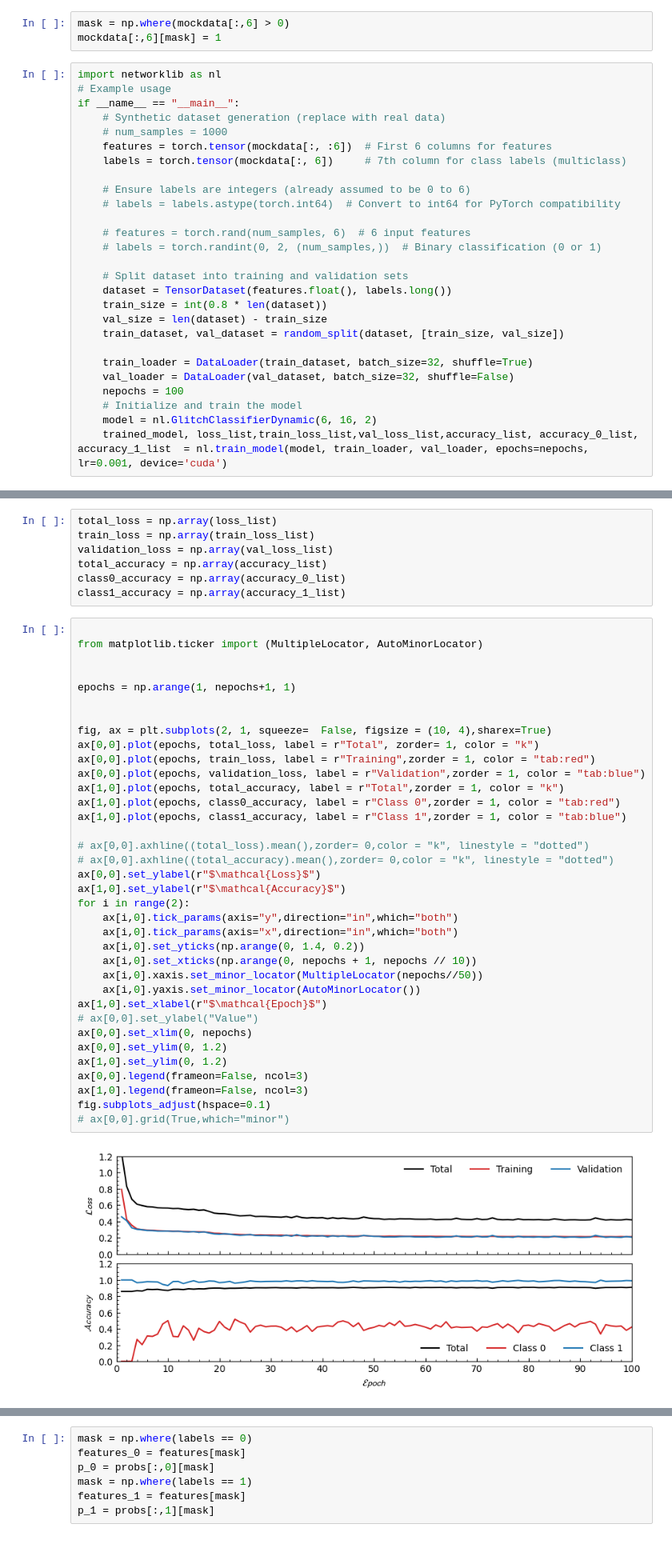
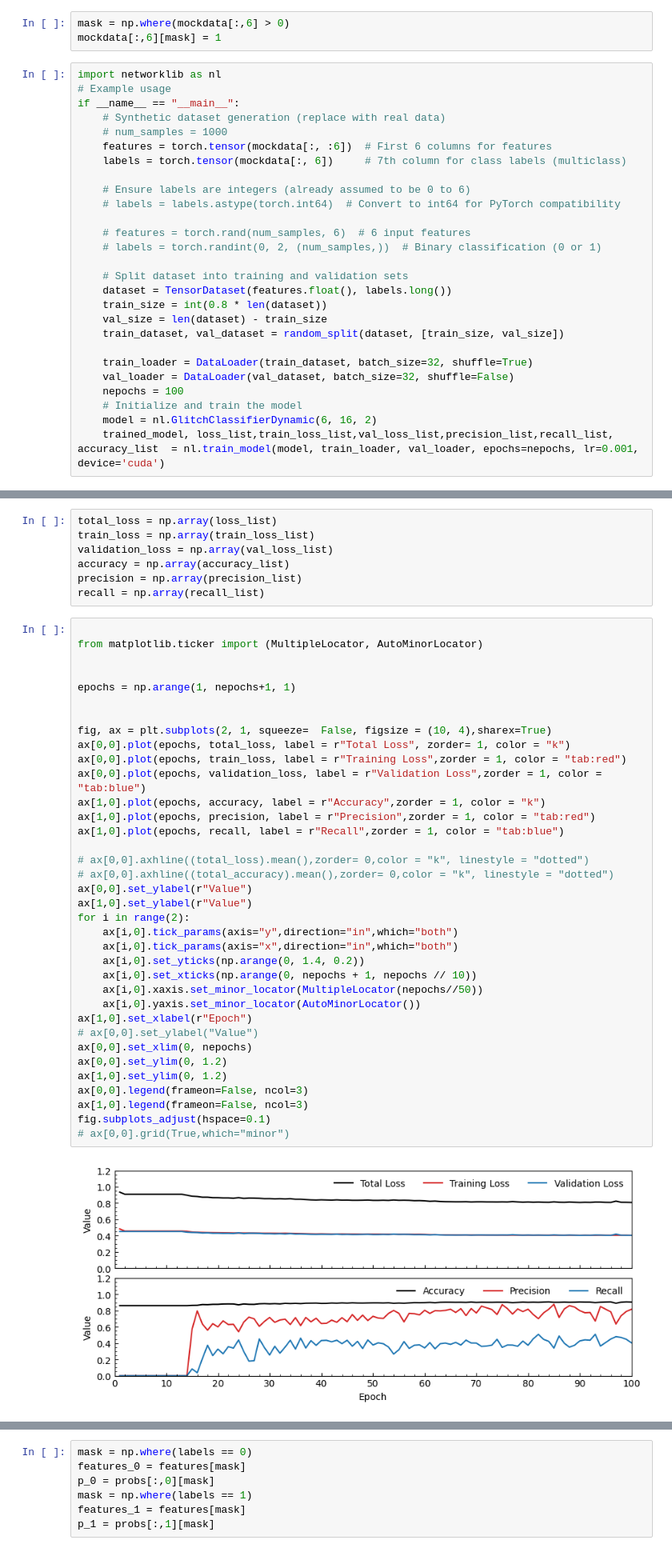
Before and after one commit to Lolle2001/ml-gw-project, a Jupyter notebook: main/neuralnetwork_binary_2.ipynb, the cells around one changed output, grey strips where cells are left out. Shown at 80% size. Cells and saved outputs as stored; diff of their text form.

```diff
--- a/main/neuralnetwork_binary_2.ipynb
+++ b/main/neuralnetwork_binary_2.ipynb
@@ -38,5 +38,5 @@ if __name__ == "__main__":
     nepochs = 100
     # Initialize and train the model
     model = nl.GlitchClassifierDynamic(6, 16, 2)
-    trained_model, loss_list,train_loss_list,val_loss_list,accuracy_list, accuracy_0_list, accuracy_1_list  = nl.train_model(model, train_loader, val_loader, epochs=nepochs, lr=0.001, device='cuda')
+    trained_model, loss_list,train_loss_list,val_loss_list,precision_list,recall_list, accuracy_list  = nl.train_model(model, train_loader, val_loader, epochs=nepochs, lr=0.001, device='cuda')
 # %% [output]
@@ -61,47 +45,47 @@ Train time: 175.42919206619263
 total_loss = np.array(loss_list)
 train_loss = np.array(train_loss_list)
 validation_loss = np.array(val_loss_list)
-total_accuracy = np.array(accuracy_list)
-class0_accuracy = np.array(accuracy_0_list)
-class1_accuracy = np.array(accuracy_1_list)
+accuracy = np.array(accuracy_list)
+precision = np.array(precision_list)
+recall = np.array(recall_list)
 # %%
 
 from matplotlib.ticker import (MultipleLocator, AutoMinorLocator)
 
 
 epochs = np.arange(1, nepochs+1, 1)
 
 
 fig, ax = plt.subplots(2, 1, squeeze=  False, figsize = (10, 4),sharex=True)
-ax[0,0].plot(epochs, total_loss, label = r"Total", zorder= 1, color = "k")
-ax[0,0].plot(epochs, train_loss, label = r"Training",zorder = 1, color = "tab:red")
-ax[0,0].plot(epochs, validation_loss, label = r"Validation",zorder = 1, color = "tab:blue")
-ax[1,0].plot(epochs, total_accuracy, label = r"Total",zorder = 1, color = "k")
-ax[1,0].plot(epochs, class0_accuracy, label = r"Class 0",zorder = 1, color = "tab:red")
-ax[1,0].plot(epochs, class1_accuracy, label = r"Class 1",zorder = 1, color = "tab:blue")
+ax[0,0].plot(epochs, total_loss, label = r"Total Loss", zorder= 1, color = "k")
+ax[0,0].plot(epochs, train_loss, label = r"Training Loss",zorder = 1, color = "tab:red")
+ax[0,0].plot(epochs, validation_loss, label = r"Validation Loss",zorder = 1, color = "tab:blue")
+ax[1,0].plot(epochs, accuracy, label = r"Accuracy",zorder = 1, color = "k")
+ax[1,0].plot(epochs, precision, label = r"Precision",zorder = 1, color = "tab:red")
+ax[1,0].plot(epochs, recall, label = r"Recall",zorder = 1, color = "tab:blue")
 
 # ax[0,0].axhline((total_loss).mean(),zorder= 0,color = "k", linestyle = "dotted")
 # ax[0,0].axhline((total_accuracy).mean(),zorder= 0,color = "k", linestyle = "dotted")
-ax[0,0].set_ylabel(r"$\mathcal{Loss}$")
-ax[1,0].set_ylabel(r"$\mathcal{Accuracy}$")
+ax[0,0].set_ylabel(r"Value")
+ax[1,0].set_ylabel(r"Value")
 for i in range(2):
     ax[i,0].tick_params(axis="y",direction="in",which="both")
     ax[i,0].tick_params(axis="x",direction="in",which="both")
     ax[i,0].set_yticks(np.arange(0, 1.4, 0.2))
     ax[i,0].set_xticks(np.arange(0, nepochs + 1, nepochs // 10))
     ax[i,0].xaxis.set_minor_locator(MultipleLocator(nepochs//50))
     ax[i,0].yaxis.set_minor_locator(AutoMinorLocator())
-ax[1,0].set_xlabel(r"$\mathcal{Epoch}$")
+ax[1,0].set_xlabel(r"Epoch")
 # ax[0,0].set_ylabel("Value")
 ax[0,0].set_xlim(0, nepochs)
 ax[0,0].set_ylim(0, 1.2)
 ax[1,0].set_ylim(0, 1.2)
 ax[0,0].legend(frameon=False, ncol=3)
 ax[1,0].legend(frameon=False, ncol=3)
 fig.subplots_adjust(hspace=0.1)
 # ax[0,0].grid(True,which="minor")
 # %% [output]
-[figure, old version]
+[figure, new version]
 # %%
 device = 'cuda'
 
```
Also changed, not shown: parts of 2 cells of this notebook, 1 other file.
